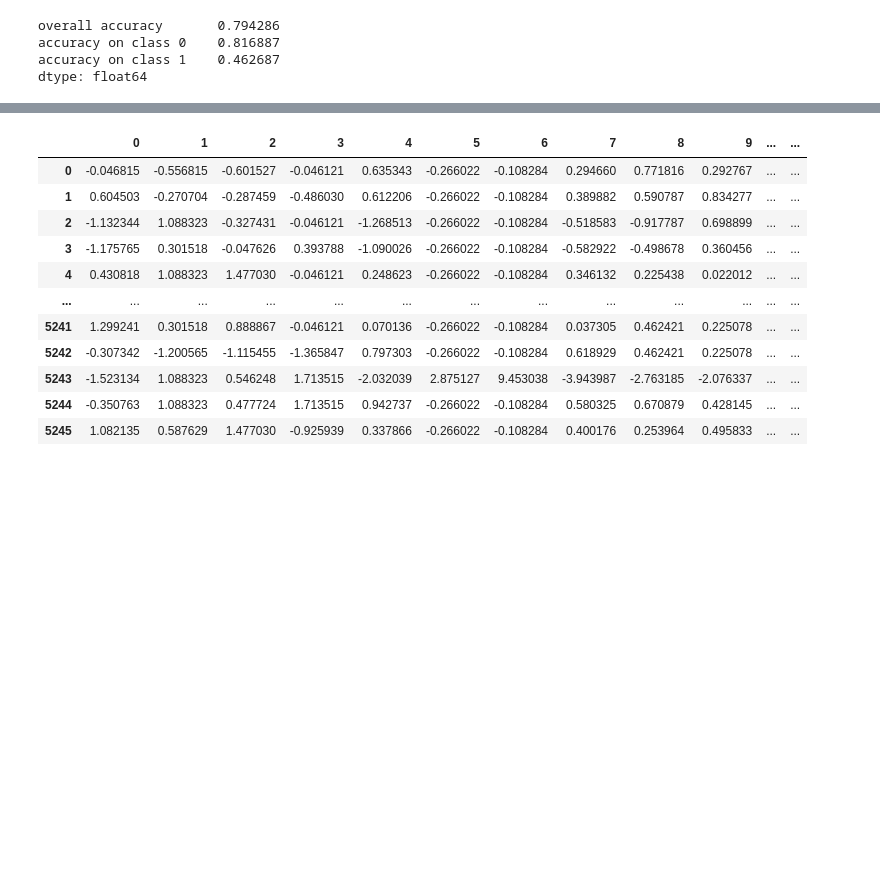
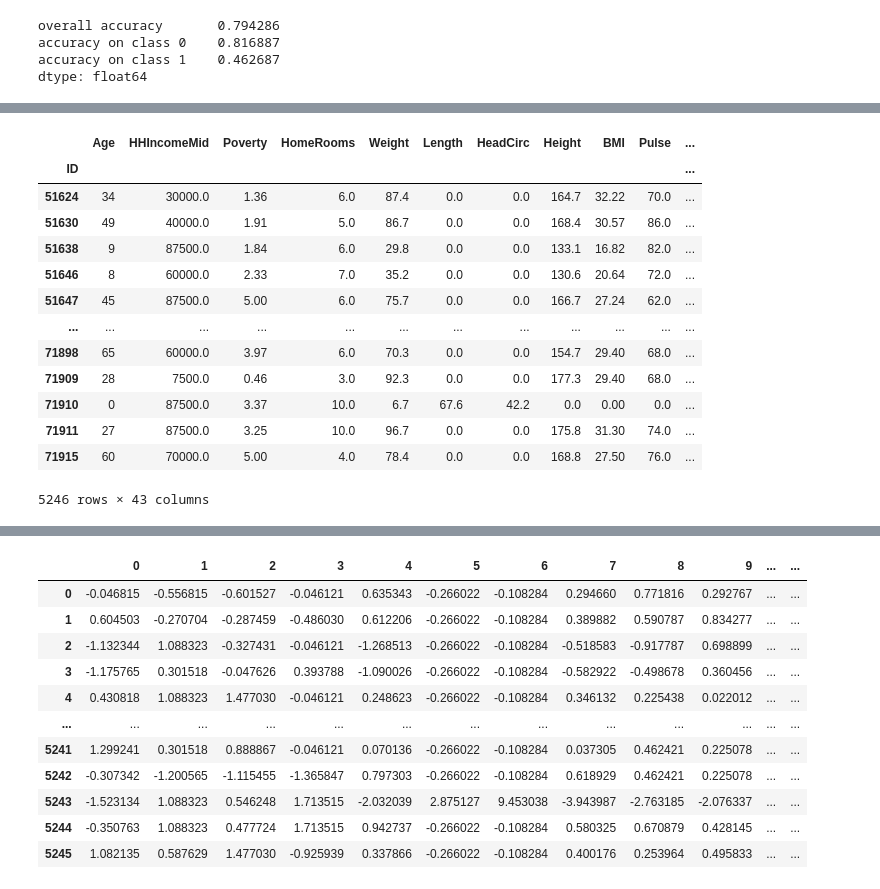
Before and after one commit to lucas-ubm/MaastrichtFlu, a Jupyter notebook: models.ipynb, the cells around one changed output, grey strips where cells are left out. Cells and saved outputs as stored; diff of their text form; code cells hidden in the pictures; blank space fills up the shorter version.

```diff
--- a/models.ipynb
+++ b/models.ipynb
@@ -209,0 +367,17 @@ dtype: float64
+# %%
+data
+# %% [output]
+|  | Age | HHIncomeMid | Poverty | HomeRooms | Weight | Length | HeadCirc | Height | BMI | Pulse | ... |
+| ID |  |  |  |  |  |  |  |  |  |  | ... |
+| 51624 | 34 | 30000.0 | 1.36 | 6.0 | 87.4 | 0.0 | 0.0 | 164.7 | 32.22 | 70.0 | ... |
+| 51630 | 49 | 40000.0 | 1.91 | 5.0 | 86.7 | 0.0 | 0.0 | 168.4 | 30.57 | 86.0 | ... |
+| 51638 | 9 | 87500.0 | 1.84 | 6.0 | 29.8 | 0.0 | 0.0 | 133.1 | 16.82 | 82.0 | ... |
+| 51646 | 8 | 60000.0 | 2.33 | 7.0 | 35.2 | 0.0 | 0.0 | 130.6 | 20.64 | 72.0 | ... |
+| 51647 | 45 | 87500.0 | 5.00 | 6.0 | 75.7 | 0.0 | 0.0 | 166.7 | 27.24 | 62.0 | ... |
+| ... | ... | ... | ... | ... | ... | ... | ... | ... | ... | ... | ... |
+| 71898 | 65 | 60000.0 | 3.97 | 6.0 | 70.3 | 0.0 | 0.0 | 154.7 | 29.40 | 68.0 | ... |
+| 71909 | 28 | 7500.0 | 0.46 | 3.0 | 92.3 | 0.0 | 0.0 | 177.3 | 29.40 | 68.0 | ... |
+| 71910 | 0 | 87500.0 | 3.37 | 10.0 | 6.7 | 67.6 | 42.2 | 0.0 | 0.00 | 0.0 | ... |
+| 71911 | 27 | 87500.0 | 3.25 | 10.0 | 96.7 | 0.0 | 0.0 | 175.8 | 31.30 | 74.0 | ... |
+| 71915 | 60 | 70000.0 | 5.00 | 4.0 | 78.4 | 0.0 | 0.0 | 168.8 | 27.50 | 76.0 | ... |
+5246 rows × 43 columns
```
Also changed, not shown: parts of 14 cells of this notebook.
